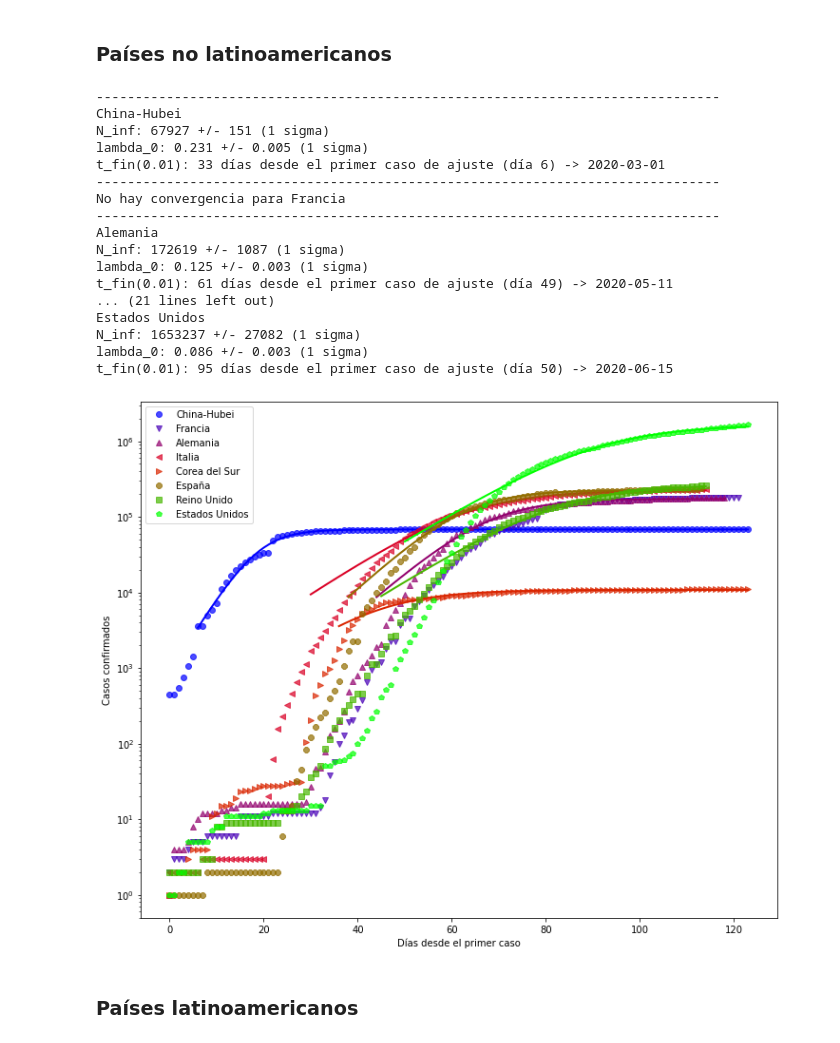
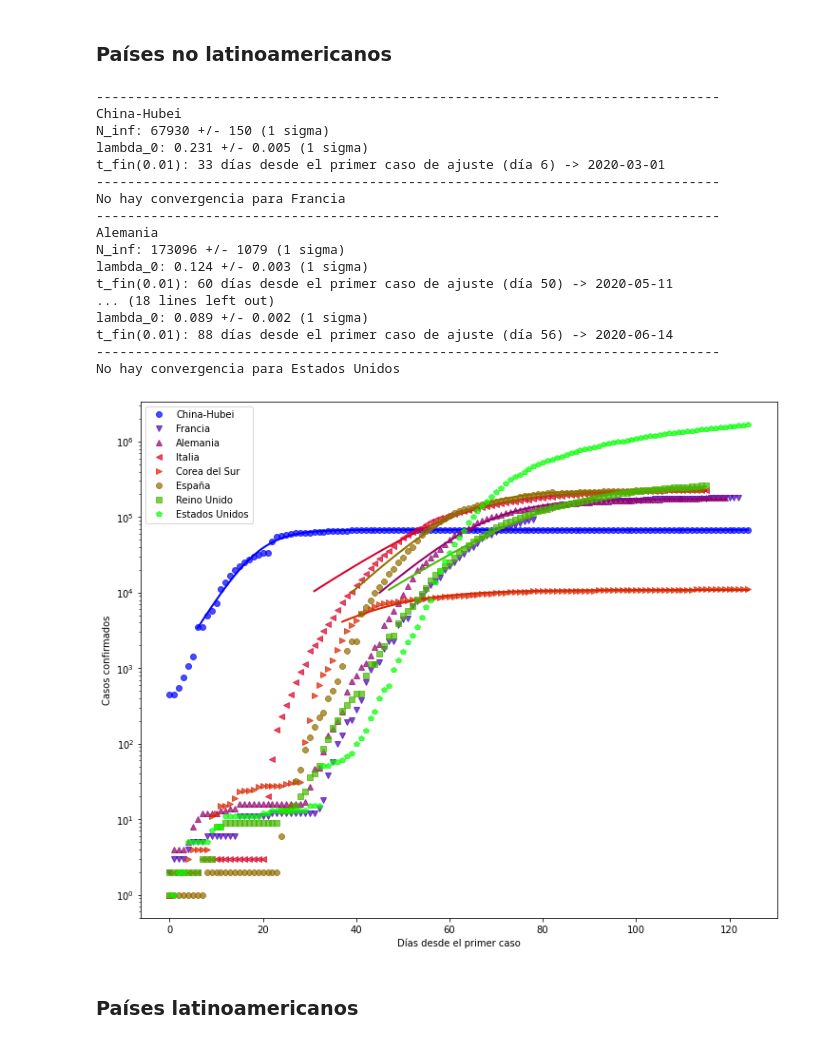
Before and after one commit to manuxch/logistic-covid19, a Jupyter notebook: Logistic_model_COVID-19.ipynb, the cells around one changed output. Drawn from its saved outputs; the diff is of its cells as text; code cells hidden in the pictures.

```diff
--- a/Logistic_model_COVID-19.ipynb
+++ b/Logistic_model_COVID-19.ipynb
@@ -180,26 +180,26 @@ El número de casos confirmados se obtiene a partir de los test que se le realiz
 # %% [markdown]
 ### Países no latinoamericanos
 # %%
-plot_fit(cases_no_lat, 1500, 'Casos confirmados', p_fin=0.01)
+plot_fit(cases_no_lat, 2000, 'Casos confirmados', p_fin=0.01)
 # %% [output]
 --------------------------------------------------------------------------------
 China-Hubei
-N_inf: 67927 +/- 151 (1 sigma)
+N_inf: 67930 +/- 150 (1 sigma)
 lambda_0: 0.231 +/- 0.005 (1 sigma)
 t_fin(0.01): 33 días desde el primer caso de ajuste (día 6) -> 2020-03-01
 --------------------------------------------------------------------------------
 No hay convergencia para Francia
 --------------------------------------------------------------------------------
 Alemania
-N_inf: 172619 +/- 1087 (1 sigma)
-lambda_0: 0.125 +/- 0.003 (1 sigma)
-t_fin(0.01): 61 días desde el primer caso de ajuste (día 49) -> 2020-05-11
-... (21 lines left out)
-Estados Unidos
-N_inf: 1653237 +/- 27082 (1 sigma)
-lambda_0: 0.086 +/- 0.003 (1 sigma)
-t_fin(0.01): 95 días desde el primer caso de ajuste (día 50) -> 2020-06-15
+N_inf: 173096 +/- 1079 (1 sigma)
+lambda_0: 0.124 +/- 0.003 (1 sigma)
+t_fin(0.01): 60 días desde el primer caso de ajuste (día 50) -> 2020-05-11
+... (18 lines left out)
+lambda_0: 0.089 +/- 0.002 (1 sigma)
+t_fin(0.01): 88 días desde el primer caso de ajuste (día 56) -> 2020-06-14
+--------------------------------------------------------------------------------
+No hay convergencia para Estados Unidos
-[figure, old version]
+[figure, new version]
 # %% [markdown]
 ### Países latinoamericanos
 # %%
```
Also changed, not shown: parts of 8 cells of this notebook.
